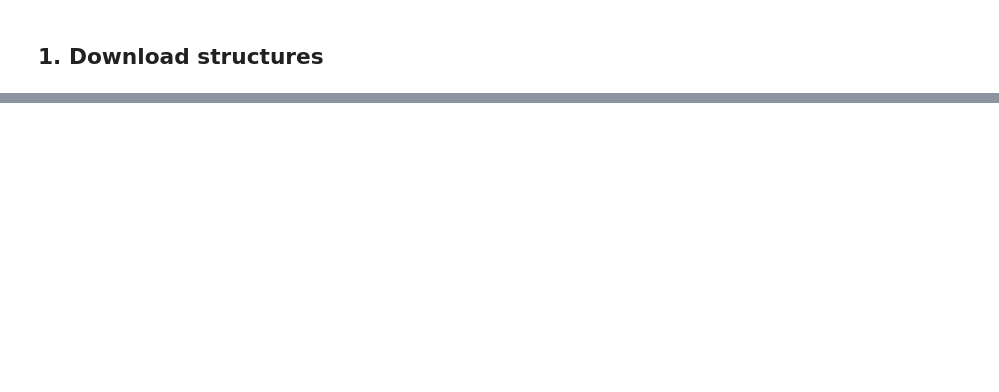
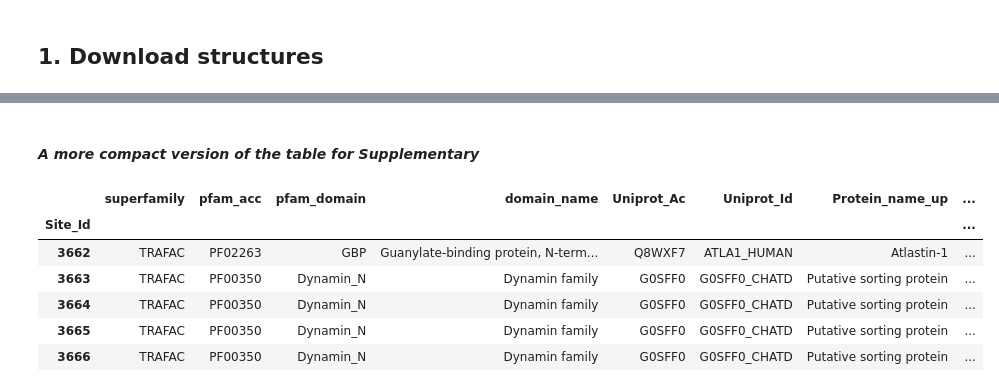
Before and after one commit to servalli/pyploop, a Jupyter notebook: Analysis_pipeline.ipynb, the cells around one changed output, grey strips where cells are left out. Saved outputs shown, nothing was run; the diff lists cells and outputs as text; code cells hidden in the pictures; blank space fills up the shorter version.

```diff
--- a/Analysis_pipeline.ipynb
+++ b/Analysis_pipeline.ipynb
@@ -1281,0 +320,13 @@ df_dist_formatted_for_excel.to_csv(os.path.join(ploop_wdir,f"{year}_{spec}_dists
+# %% [markdown]
+#### <i> A more compact version of the table for Supplementary </i>
+# %%
+dists_selected.index.name="Site_Id"
+dists_selected.tail(5)
+# %% [output]
+|  | superfamily | pfam_acc | pfam_domain | domain_name | Uniprot_Ac | Uniprot_Id | Protein_name_up | ... |
+| Site_Id |  |  |  |  |  |  |  | ... |
+| 3662 | TRAFAC | PF02263 | GBP | Guanylate-binding protein, N-term... | Q8WXF7 | ATLA1_HUMAN | Atlastin-1 | ... |
+| 3663 | TRAFAC | PF00350 | Dynamin_N | Dynamin family | G0SFF0 | G0SFF0_CHATD | Putative sorting protein | ... |
+| 3664 | TRAFAC | PF00350 | Dynamin_N | Dynamin family | G0SFF0 | G0SFF0_CHATD | Putative sorting protein | ... |
+| 3665 | TRAFAC | PF00350 | Dynamin_N | Dynamin family | G0SFF0 | G0SFF0_CHATD | Putative sorting protein | ... |
+| 3666 | TRAFAC | PF00350 | Dynamin_N | Dynamin family | G0SFF0 | G0SFF0_CHATD | Putative sorting protein | ... |
```
Also changed, not shown: parts of 82 cells of this notebook, 29 other files.
